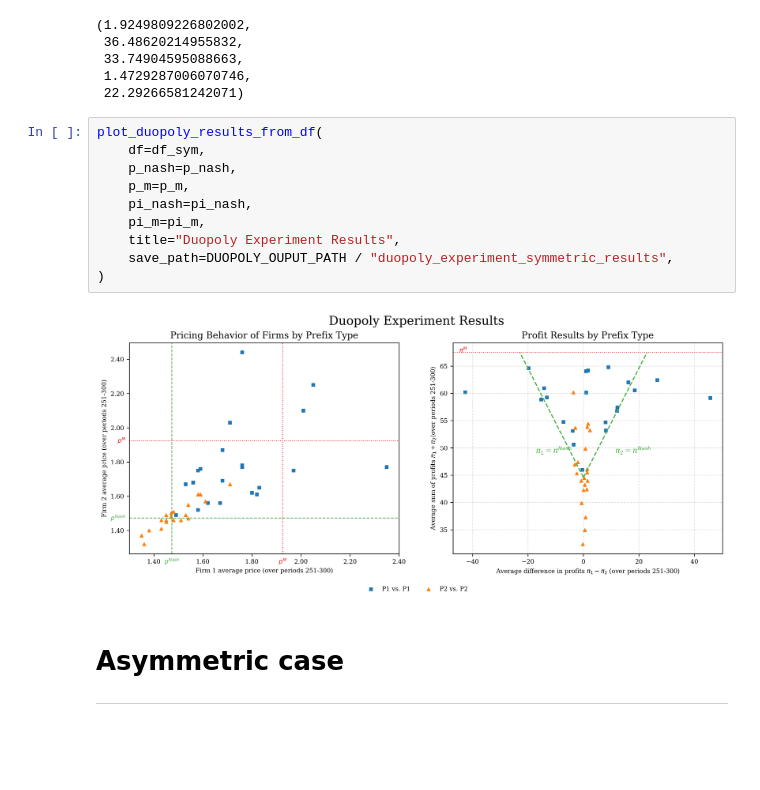
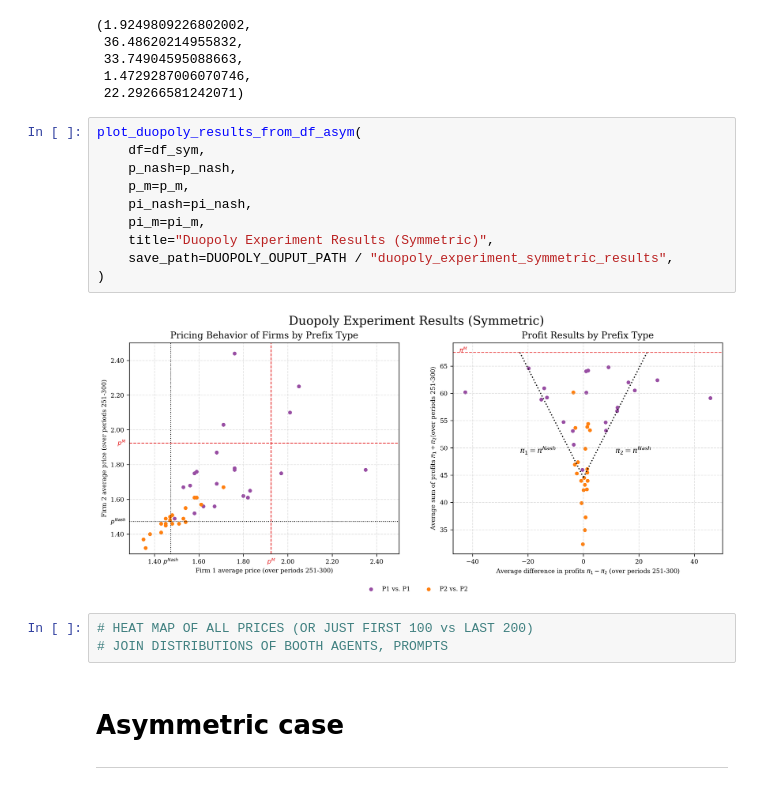
Before and after one commit to luciasauer/algorithmic_pricing_llms, a Jupyter notebook: notebooks/results_duopoly_plots.ipynb, the cells around one changed output. Saved outputs shown, nothing was run; the diff lists cells and outputs as text; blank space fills up the shorter version.

Commit message:
duopoly figures

```diff
--- a/notebooks/results_duopoly_plots.ipynb
+++ b/notebooks/results_duopoly_plots.ipynb
@@ -54,17 +57,20 @@ p_m, q_m, pi_m, p_nash, pi_nash
  1.4729287006070746,
  22.29266581242071)
 # %%
-plot_duopoly_results_from_df(
+plot_duopoly_results_from_df_asym(
     df=df_sym,
     p_nash=p_nash,
     p_m=p_m,
     pi_nash=pi_nash,
     pi_m=pi_m,
-    title="Duopoly Experiment Results",
+    title="Duopoly Experiment Results (Symmetric)",
     save_path=DUOPOLY_OUPUT_PATH / "duopoly_experiment_symmetric_results",
 )
 # %% [output]
-[figure, old version]
+[figure, new version]
+# %%
+# HEAT MAP OF ALL PRICES (OR JUST FIRST 100 vs LAST 200)
+# JOIN DISTRIBUTIONS OF BOOTH AGENTS, PROMPTS
 # %% [markdown]
 # Asymmetric case
 ---
```
Also changed, not shown: parts of 3 cells of this notebook, 1 other file.
